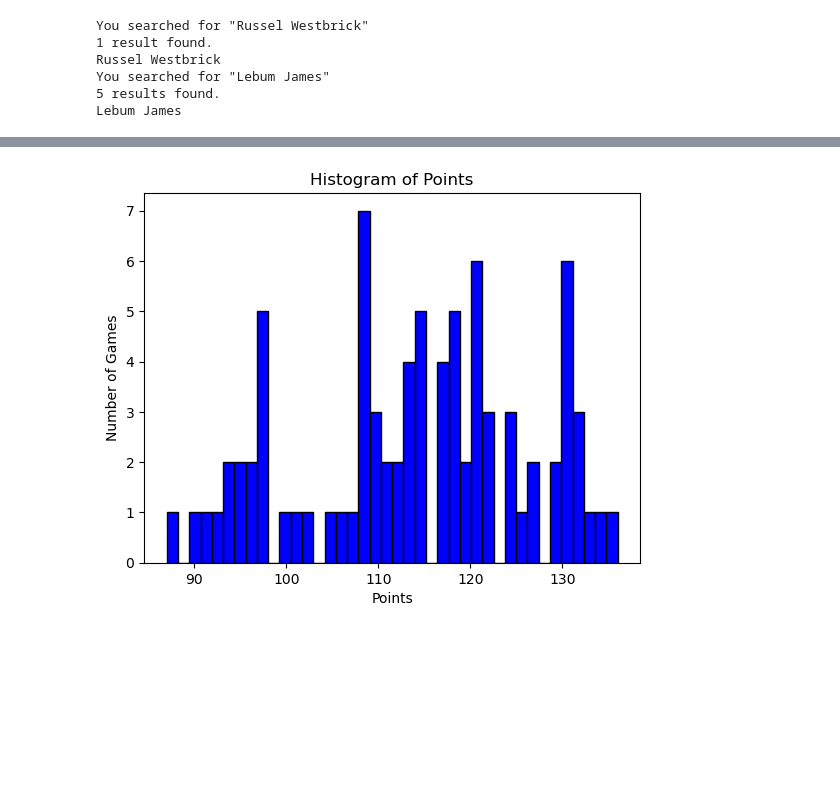
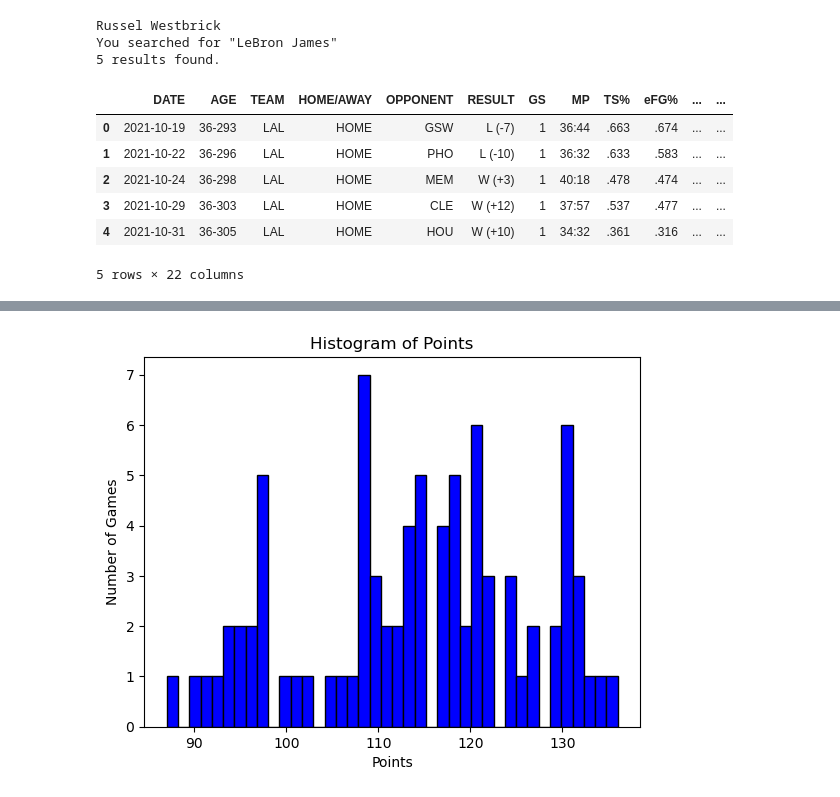
Before and after one commit to JonathanQin/Sports-Betting, a Jupyter notebook: data.ipynb, the cells around one changed output, grey strips where cells are left out. Saved outputs shown, nothing was run; the diff lists cells and outputs as text; code cells hidden in the pictures; blank space fills up the shorter version.

```diff
--- a/data.ipynb
+++ b/data.ipynb
@@ -23,25 +26,33 @@ roster.head()
 # %%
 try:
     from utils import get_player_suffix
     from lookup import lookup
 except:
     from basketball_ref_scraper.utils import get_player_suffix
     from basketball_ref_scraper.lookup import lookup
+from basketball_ref_scraper.players import get_game_logs
 
 player = "Russel Westbrick"
-ask_matches = True
+ask_matches = False
 name = lookup(player, ask_matches)
 print(player)
 player = "Lebum James"
 name = lookup(player, ask_matches)
-print(player)
+# print(player.split(" ")[1][0])
+# print(player.split(" ")[1][0:5] + name[0:2])
+plogs = get_game_logs(name, year)
+plogs.head()
 # %% [output]
-You searched for "Russel Westbrick"
-1 result found.
 Russel Westbrick
-You searched for "Lebum James"
+You searched for "LeBron James"
 5 results found.
-Lebum James
+|  | DATE | AGE | TEAM | HOME/AWAY | OPPONENT | RESULT | GS | MP | TS% | eFG% | ... | ... |
+| 0 | 2021-10-19 | 36-293 | LAL | HOME | GSW | L (-7) | 1 | 36:44 | .663 | .674 | ... | ... |
+| 1 | 2021-10-22 | 36-296 | LAL | HOME | PHO | L (-10) | 1 | 36:32 | .633 | .583 | ... | ... |
+| 2 | 2021-10-24 | 36-298 | LAL | HOME | MEM | W (+3) | 1 | 40:18 | .478 | .474 | ... | ... |
+| 3 | 2021-10-29 | 36-303 | LAL | HOME | CLE | W (+12) | 1 | 37:57 | .537 | .477 | ... | ... |
+| 4 | 2021-10-31 | 36-305 | LAL | HOME | HOU | W (+10) | 1 | 34:32 | .361 | .316 | ... | ... |
+5 rows × 22 columns
 # %%
 from basketball_ref_scraper import games
 
```
Also changed, not shown: parts of 2 cells of this notebook.
